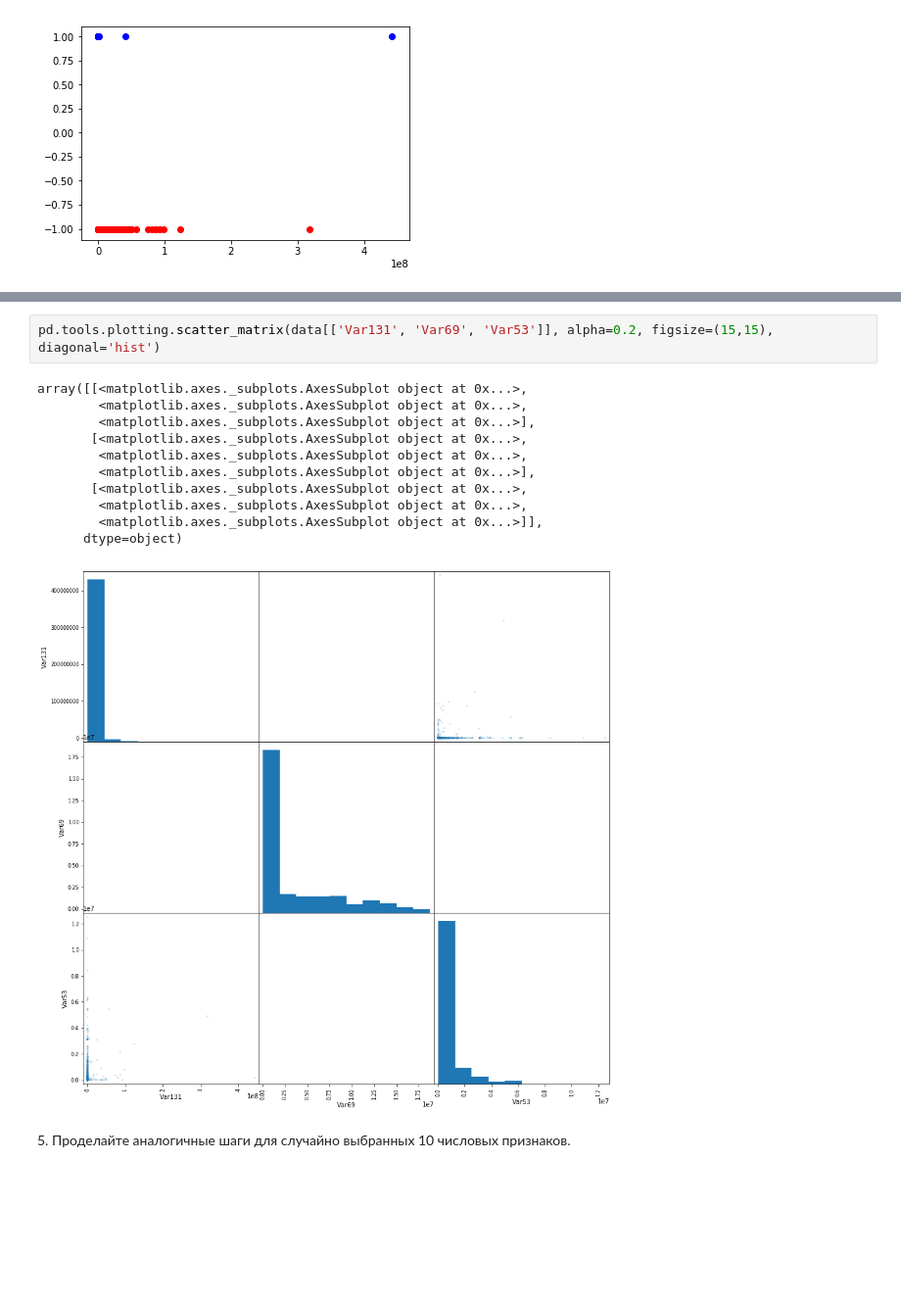
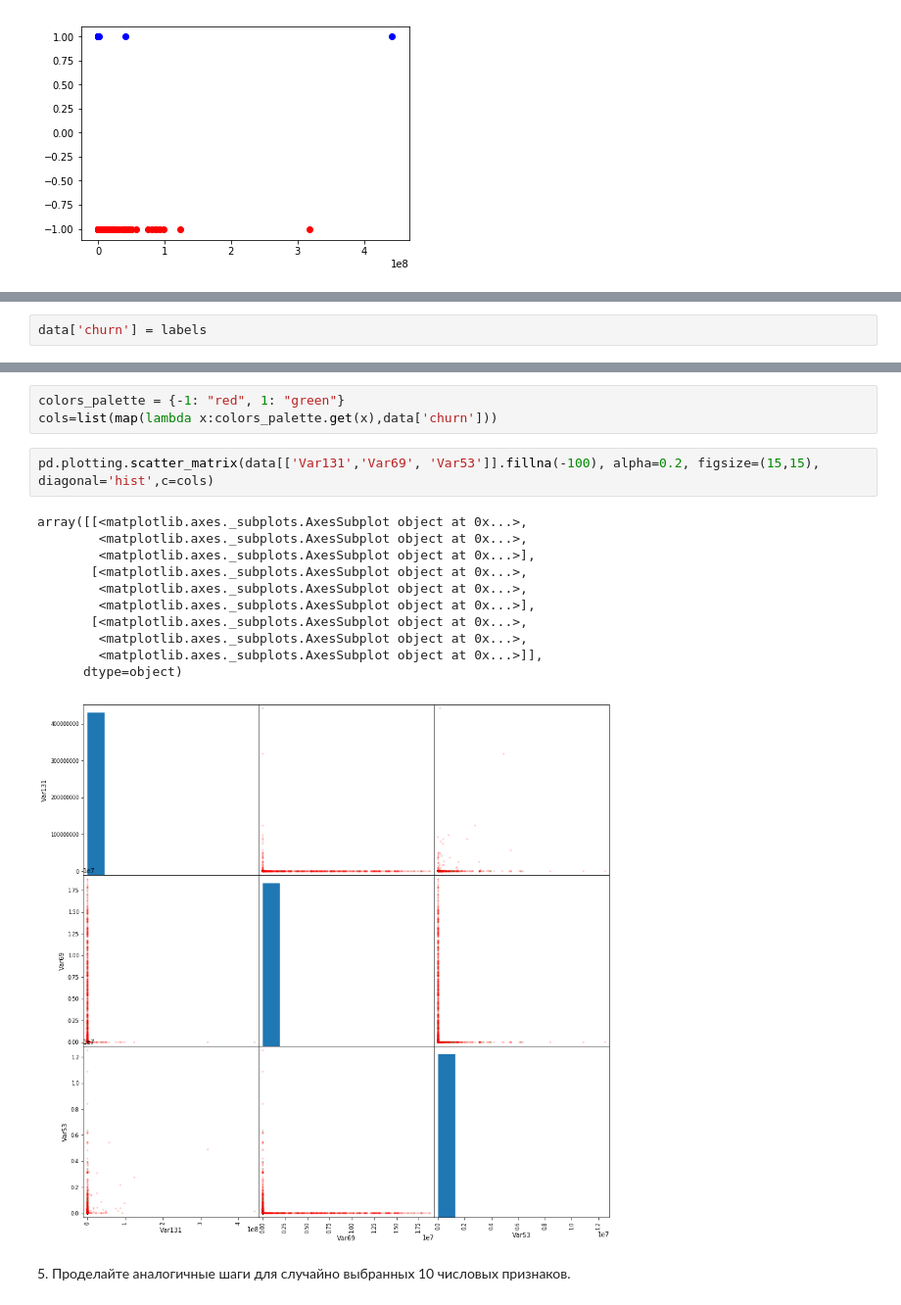
Before and after one commit to garbouz-victor/coursera-final-project, a Jupyter notebook: week1/week_1.ipynb, the cells around one changed output, grey strips where cells are left out. Shown: that part at 98% size. Saved outputs shown, nothing was run; the diff lists cells and outputs as text; blank space fills up the shorter version.

Commit message:
updates with visualization

```diff
--- a/week1/week_1.ipynb
+++ b/week1/week_1.ipynb
@@ -130,0 +139,2 @@ pylab.scatter(data['Var131'].loc[labels.index[labels[0] == 1].tolist()], \
+# %%
+data['churn'] = labels
@@ -131,17 +162,20 @@ pylab.scatter(data['Var131'].loc[labels.index[labels[0] == 1].tolist()], \
+# %%
+colors_palette = {-1: "red", 1: "green"}
+cols=list(map(lambda x:colors_palette.get(x),data['churn']))
 # %%
-pd.tools.plotting.scatter_matrix(data[['Var131', 'Var69', 'Var53']], alpha=0.2, figsize=(15,15), diagonal='hist')
+pd.plotting.scatter_matrix(data[['Var131','Var69', 'Var53']].fillna(-100), alpha=0.2, figsize=(15,15), diagonal='hist',c=cols)
 # %% [output]
 array([[<matplotlib.axes._subplots.AxesSubplot object at 0x...>,
         <matplotlib.axes._subplots.AxesSubplot object at 0x...>,
         <matplotlib.axes._subplots.AxesSubplot object at 0x...>],
        [<matplotlib.axes._subplots.AxesSubplot object at 0x...>,
         <matplotlib.axes._subplots.AxesSubplot object at 0x...>,
         <matplotlib.axes._subplots.AxesSubplot object at 0x...>],
        [<matplotlib.axes._subplots.AxesSubplot object at 0x...>,
         <matplotlib.axes._subplots.AxesSubplot object at 0x...>,
         <matplotlib.axes._subplots.AxesSubplot object at 0x...>]],
       dtype=object)
-[figure, old version]
+[figure, new version]
 # %% [markdown]
 5\. Проделайте аналогичные шаги для случайно выбранных 10 числовых признаков.
 # %% [markdown]
```
Also changed, not shown: parts of 2 cells of this notebook.
